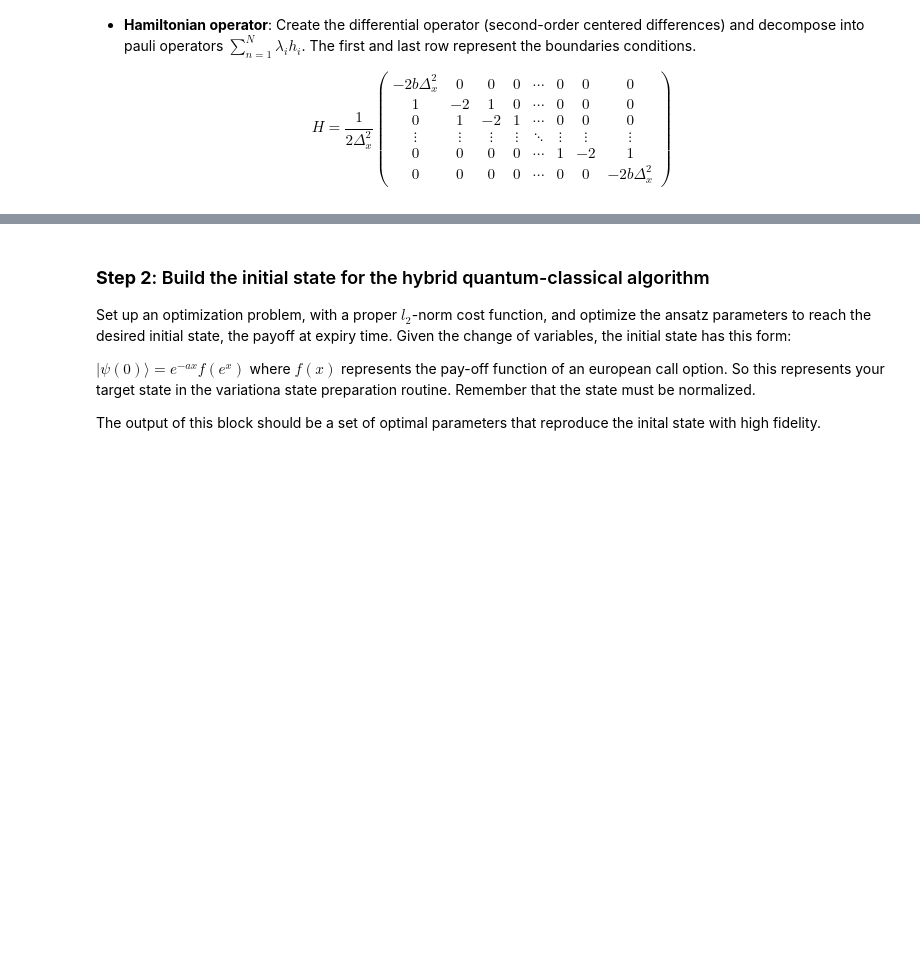
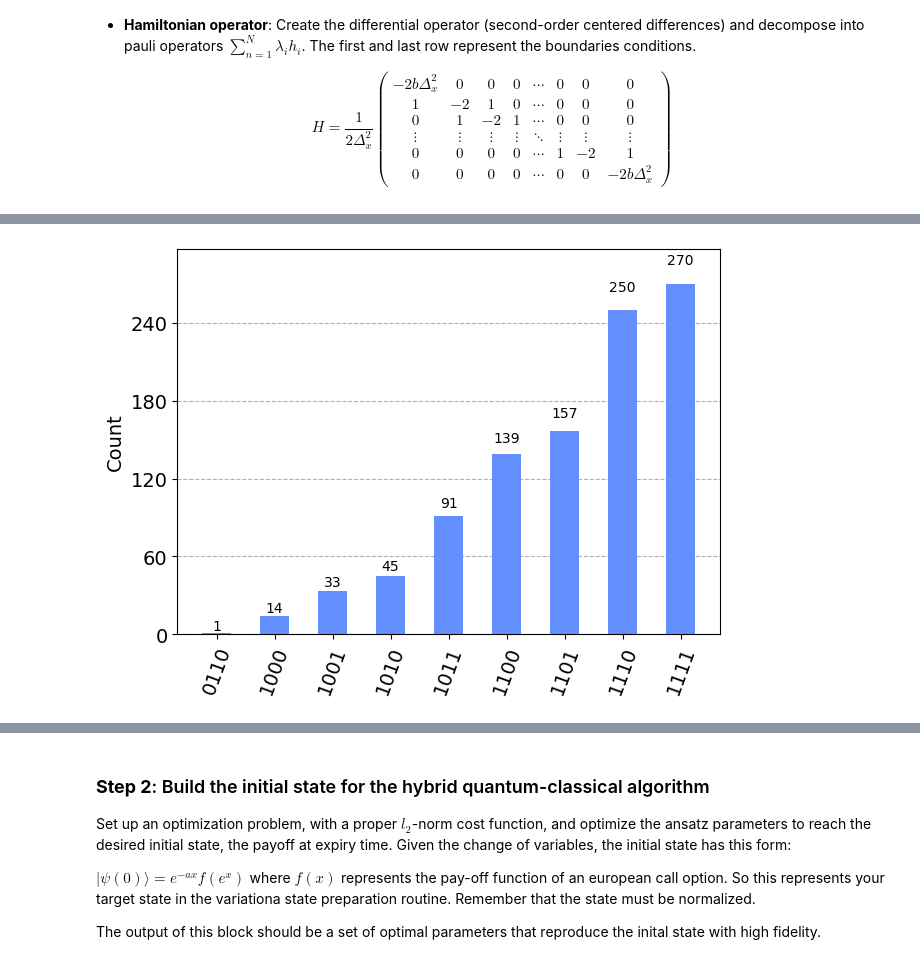
Before and after one commit to FelixXu35/Qisikit_Hackathon_BCN, a Jupyter notebook: Moodys_challenge.ipynb, the cells around one changed output, grey strips where cells are left out. Cells and saved outputs as stored; diff of their text form; code cells hidden in the pictures; blank space fills up the shorter version.

```diff
--- a/Moodys_challenge.ipynb
+++ b/Moodys_challenge.ipynb
@@ -267,0 +311,79 @@ $$
+# %%
+## PUT CODE HERE
+from qiskit import Aer, transpile
+from qiskit.algorithms.optimizers import SPSA
+import matplotlib.pylab as plt
+from qiskit.visualization import plot_histogram
+import numpy as np
+
+n_qubits = 4
+rep = 2
+backend = Aer.get_backend('aer_simulator')
+optimizer = SPSA(maxiter=1e3)
+
+def counts_to_distr(counts):
+    """
+    Convert Qiskit result counts to dict with integers as
+    keys, and pseudo-probabilities as values.
+    """
+    n_shots = sum(counts.values())
+    return {int(k, 2): v/n_shots for k, v in counts.items()}
+
+def creat_target_distr(n_qubits, cross_over):
+    """
+    cross_over is the last zero point
+    """
+    n_states = 2**n_qubits
+    if cross_over >= n_states:
+        raise Exception("open your eyes mate")
+    end = n_states-cross_over-1
+    print(end)
+    cumulant = sum(np.linspace(1, end, end)**2)
+    print(np.linspace(1, end, end)**2)
+    target_distr = {}
+    for i in range(n_states):
+        if i < cross_over:
+            target_distr[i] = 0
+        else:
+            target_distr[i] = (i - cross_over)**2 / cumulant
+    return target_distr
+
+def cost_func_1(params):
+    """Compares the output distribution of our circuit with
+    parameters `params` to the target distribution."""
+    # Create circuit instance with paramters and simulate it
+    qc = ansatz(params, n_qubits, rep)
+    qc_t = transpile(qc, backend)
+    result = backend.run(qc_t).result()
+    # Get the counts for each measured state, and convert
+    # those counts into a probability dict
+    output_distr = counts_to_distr(result.get_counts())
+    # Calculate the cost as the distance between the output
+    # distribution and the target distribution
+    cost = sum(
+        abs(target_distr.get(i, 0) - output_distr.get(i, 0))
+        for i in range(2**n_qubits)
+    )
+    return cost
+
+# initialization
+params = np.zeros(18)
+target_distr = creat_target_distr(
+    n_qubits=4,
+    cross_over=6
+)
+
+# optimization
+result = optimizer.minimize(
+    fun=cost_func_1,
+    x0=params)
+
+# Obtain the output distribution using the final parameters
+qc = ansatz(result.x, n_qubits=n_qubits, rep=rep)
+qc_t = transpile(qc,  backend)
+counts = backend.run(qc_t, shots=1000).result().get_counts()
+display(plot_histogram(counts))
+
+output_distr = counts_to_distr(counts)
+print(output_distr)
+# %% [output]
@@ -267,0 +392 @@ $$
+[figure, added]
```
Also changed, not shown: parts of 6 cells of this notebook.
